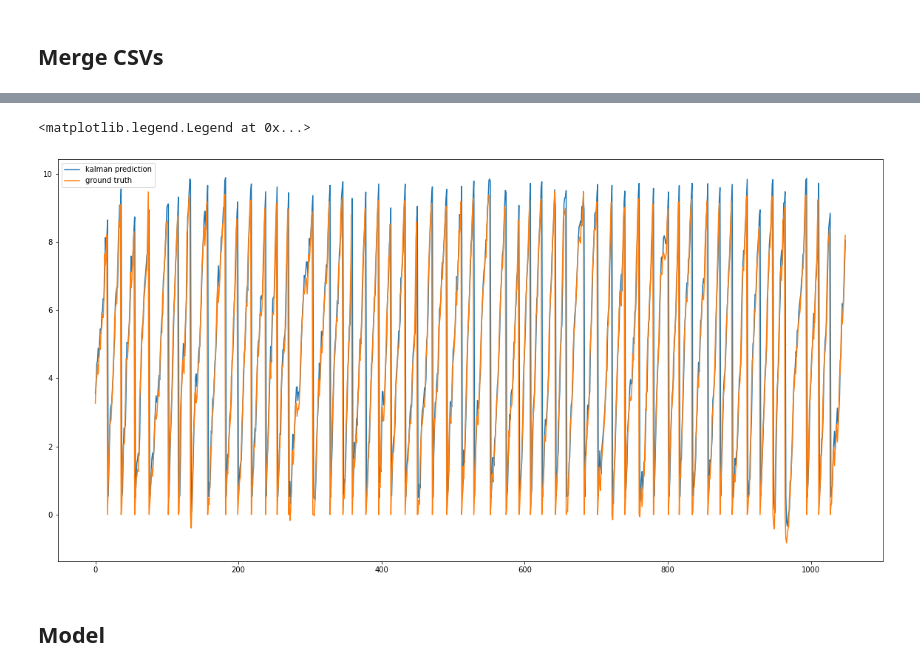
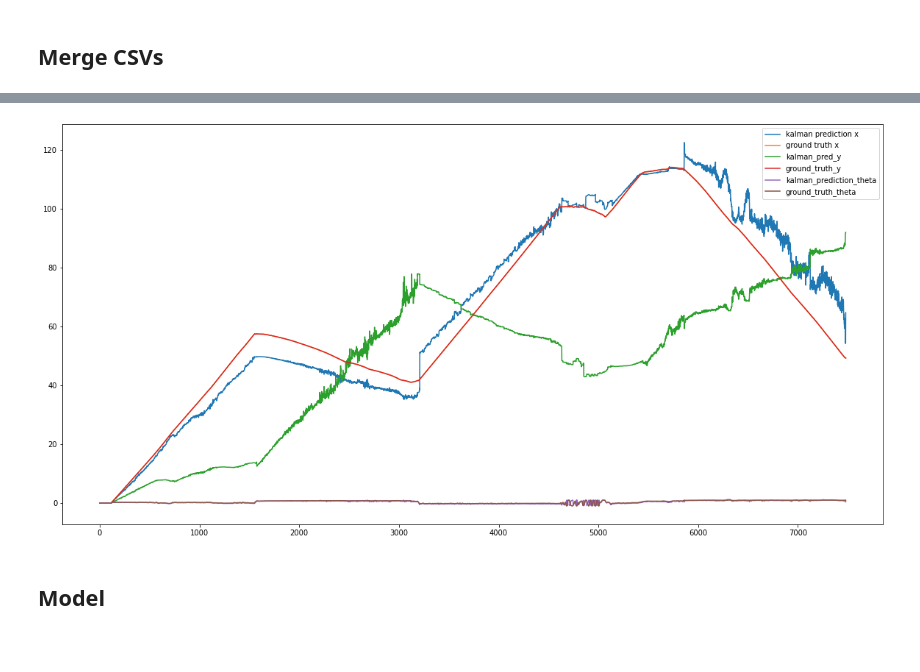
Before and after one commit to aneesurhashmi/kalmanfilters_nn, a Jupyter notebook: 2D/rnn.ipynb, the cells around one changed output, grey strips where cells are left out. Drawn from its saved outputs; the diff is of its cells as text; code cells hidden in the pictures; blank space fills up the shorter version.

```diff
--- a/2D/rnn.ipynb
+++ b/2D/rnn.ipynb
@@ -61,0 +29,5 @@ array([ 0.01, 10.  ,  1.  ,  0.1 ])
+# %%
+df = pd.read_csv(os.path.join(DATA_DIR, f'{CSV_NAME}.csv'))
+
+df = df.dropna(axis=1) # to prevent nan in model output
+df.head()
@@ -62,26 +67,32 @@ array([ 0.01, 10.  ,  1.  ,  0.1 ])
 # %%
 # Split
-train_df = df.sample(frac=0.8, random_state=0)
-test_df = df.drop(train_df.index)
-
+# train_df = df.sample(frac=0.8, random_state=0)
+# test_df = df.drop(df.index)
 
 
 # sanity checks
-
 # kf_pred = torch.tensor(df['kalman prediction'].to_list()).reshape(-1, 1)
 # gt = torch.tensor(df['ground truth'].to_list()).reshape(-1, 1)
 
 split = -1
 
 
 plt.figure(figsize=(20, 10))
-plt.plot(df['kalman prediction'].to_list()[:split])
-plt.plot(df['ground truth'].to_list()[:split])
+plt.plot(df['kalman_prediction_x'].to_list()[:split])
+plt.plot(df['ground_truth_x'].to_list()[:split])
 
-plt.legend(['kalman prediction', 'ground truth'])
+plt.plot(df['kalman_prediction_y'].to_list()[:split])
+plt.plot(df['ground_truth_y'].to_list()[:split])
+
+
+plt.plot(df['kalman_prediction_theta'].to_list()[:split])
+plt.plot(df['ground_truth_theta'].to_list()[:split])
+
+
+plt.legend(['kalman prediction x', 'ground truth x', "kalman_pred_y","ground_truth_y", "kalman_prediction_theta",  "ground_truth_theta"])
+plt.show()
 # %% [output]
-<matplotlib.legend.Legend at 0x...>
-[figure, old version]
+[figure, new version]
 # %%
 # df[df.isna().values]
 # %% [markdown]
```
Also changed, not shown: parts of 29 cells of this notebook, 5 other files.
